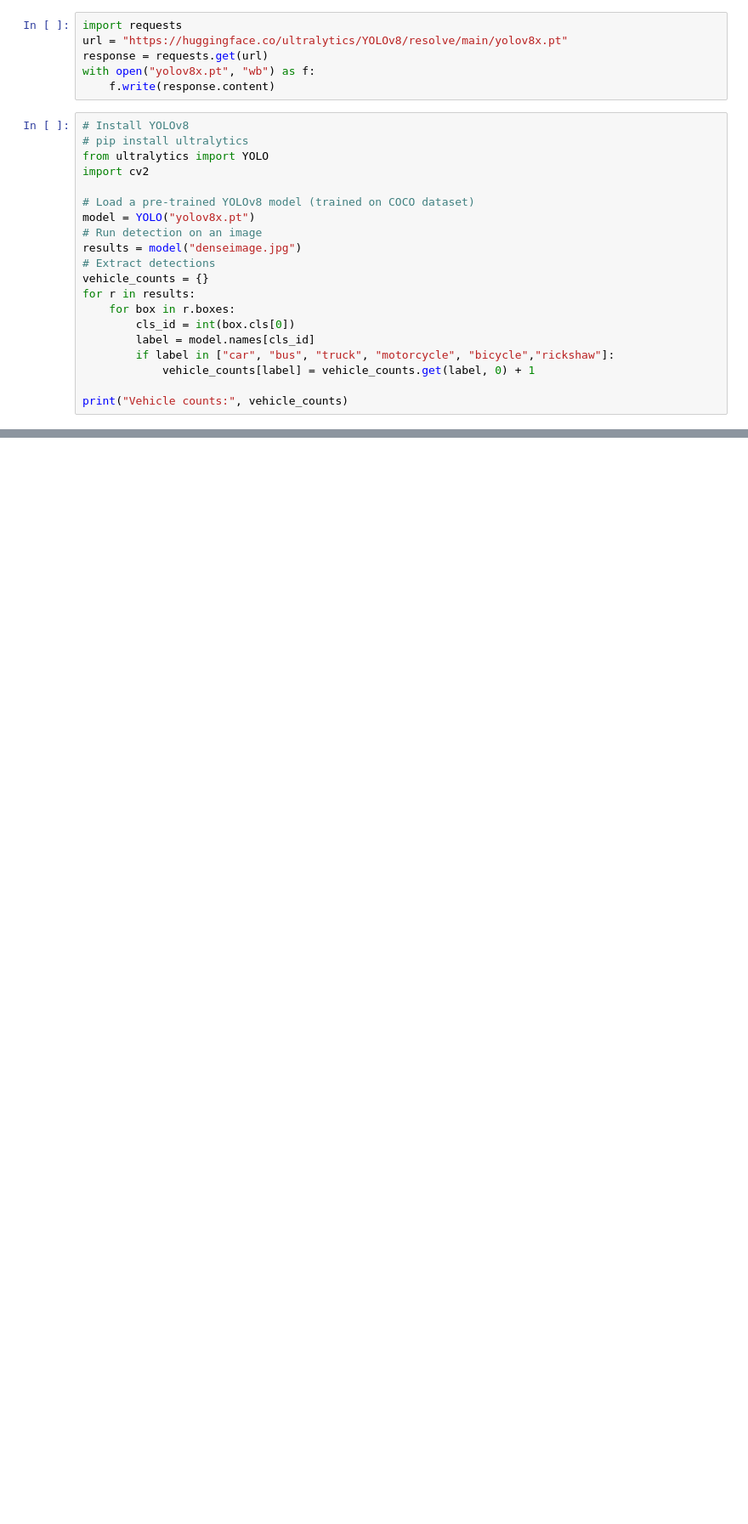
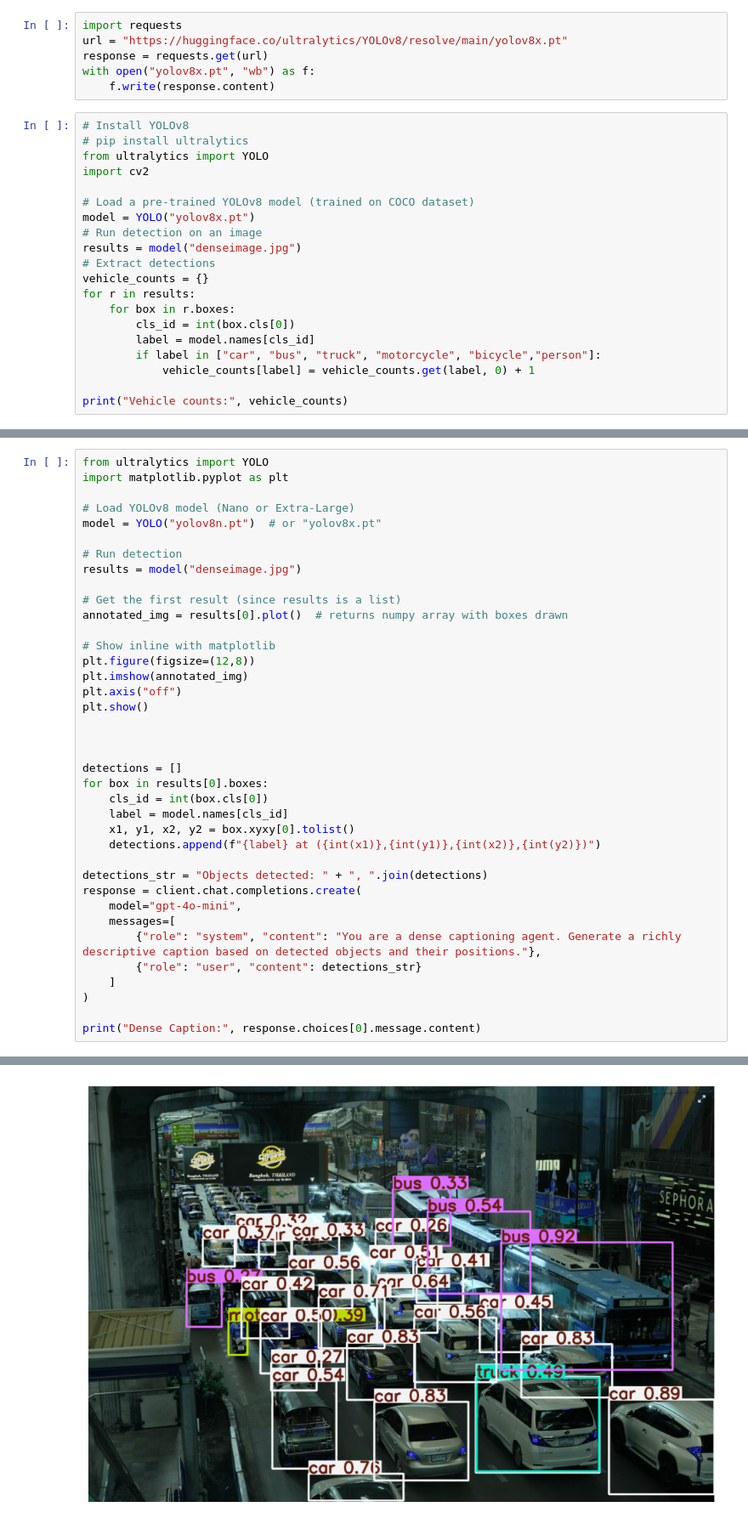
Before and after one commit to PankajWagh/AI-Automation, a Jupyter notebook: ImageCaption.ipynb, the cells around one changed output, grey strips where cells are left out. Shown at 85% size. Saved outputs shown, nothing was run; the diff lists cells and outputs as text; blank space fills up the shorter version.

```diff
--- a/ImageCaption.ipynb
+++ b/ImageCaption.ipynb
@@ -155,7 +155,7 @@ for r in results:
     for box in r.boxes:
         cls_id = int(box.cls[0])
         label = model.names[cls_id]
-        if label in ["car", "bus", "truck", "motorcycle", "bicycle","rickshaw"]:
+        if label in ["car", "bus", "truck", "motorcycle", "bicycle","person"]:
             vehicle_counts[label] = vehicle_counts.get(label, 0) + 1
 
 print("Vehicle counts:", vehicle_counts)
@@ -175,0 +182,39 @@ Speed: 3.6ms preprocess, 702.3ms inference, 1.0ms postprocess per image at shape
+# %%
+from ultralytics import YOLO
+import matplotlib.pyplot as plt
+
+# Load YOLOv8 model (Nano or Extra-Large)
+model = YOLO("yolov8n.pt")  # or "yolov8x.pt"
+
+# Run detection
+results = model("denseimage.jpg")
+
+# Get the first result (since results is a list)
+annotated_img = results[0].plot()  # returns numpy array with boxes drawn
+
+# Show inline with matplotlib
+plt.figure(figsize=(12,8))
+plt.imshow(annotated_img)
+plt.axis("off")
+plt.show()
+
+
+
+detections = []
+for box in results[0].boxes:
+    cls_id = int(box.cls[0])
+    label = model.names[cls_id]
+    x1, y1, x2, y2 = box.xyxy[0].tolist()
+    detections.append(f"{label} at ({int(x1)},{int(y1)},{int(x2)},{int(y2)})")
+
+detections_str = "Objects detected: " + ", ".join(detections)
+response = client.chat.completions.create(
+    model="gpt-4o-mini",
+    messages=[
+        {"role": "system", "content": "You are a dense captioning agent. Generate a richly descriptive caption based on detected objects and their positions."},
+        {"role": "user", "content": detections_str}
+    ]
+)
+
+print("Dense Caption:", response.choices[0].message.content)
+# %% [output]
@@ -175,0 +223 @@ Speed: 3.6ms preprocess, 702.3ms inference, 1.0ms postprocess per image at shape
+[figure, added]
```
Also changed, not shown: parts of 8 cells of this notebook, 1 other file.
